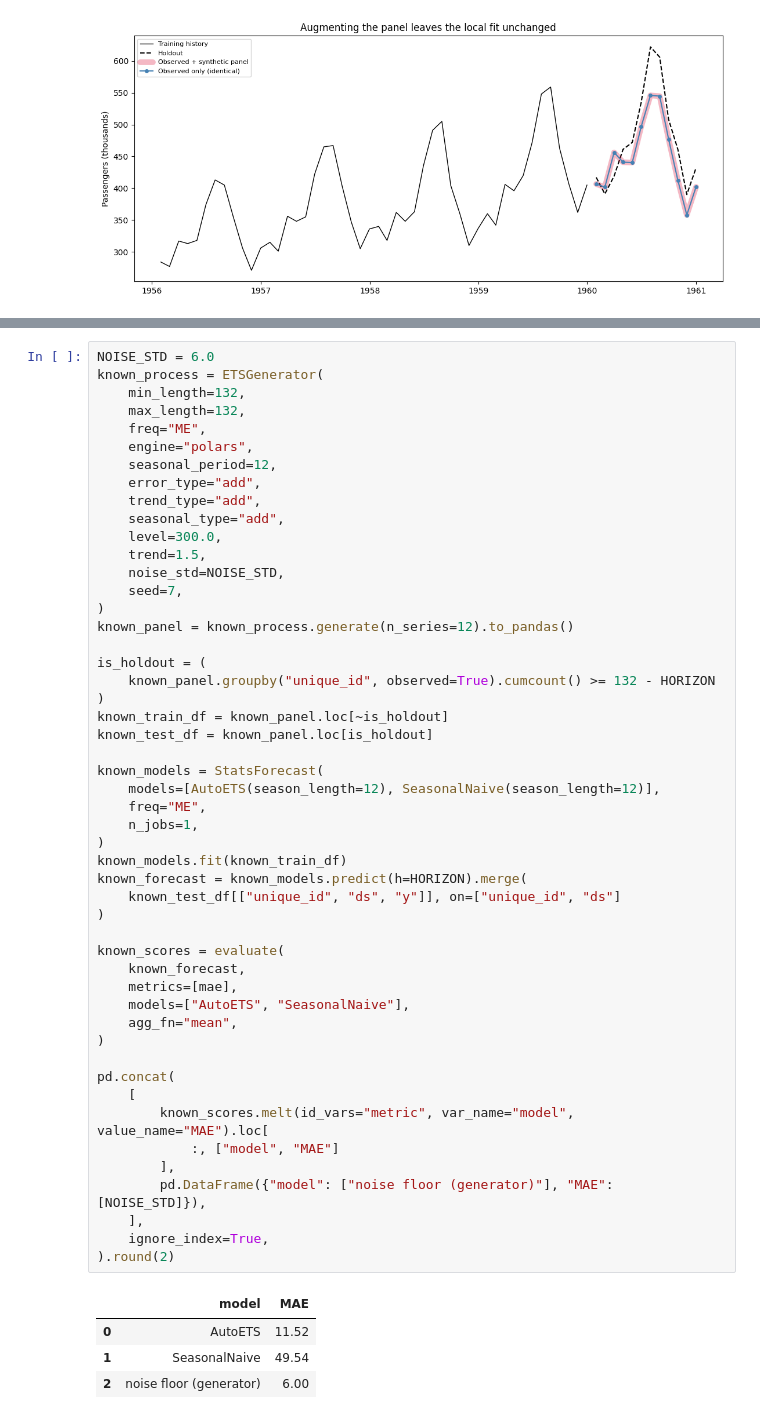
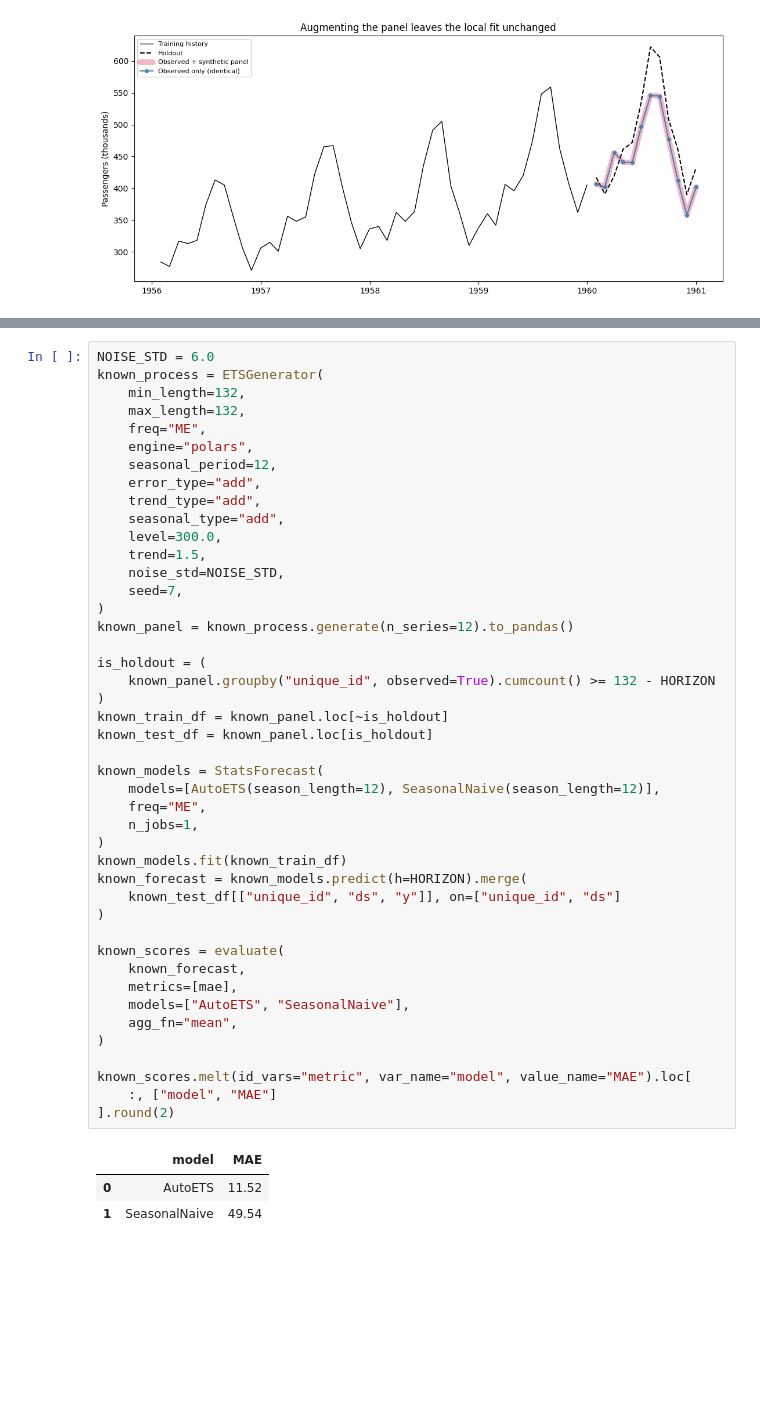
Before and after one commit to Nixtla/synforecast, a Jupyter notebook: nbs/docs/integrations/statsforecast.ipynb, the cells around one changed output, grey strips where cells are left out. Drawn from its saved outputs; the diff is of its cells as text; blank space fills up the shorter version.

```diff
--- a/nbs/docs/integrations/statsforecast.ipynb
+++ b/nbs/docs/integrations/statsforecast.ipynb
@@ -181,40 +186,33 @@ known_process = ETSGenerator(
 )
 known_panel = known_process.generate(n_series=12).to_pandas()
 
 is_holdout = (
     known_panel.groupby("unique_id", observed=True).cumcount() >= 132 - HORIZON
 )
 known_train_df = known_panel.loc[~is_holdout]
 known_test_df = known_panel.loc[is_holdout]
 
 known_models = StatsForecast(
     models=[AutoETS(season_length=12), SeasonalNaive(season_length=12)],
     freq="ME",
     n_jobs=1,
 )
 known_models.fit(known_train_df)
 known_forecast = known_models.predict(h=HORIZON).merge(
     known_test_df[["unique_id", "ds", "y"]], on=["unique_id", "ds"]
 )
 
 known_scores = evaluate(
     known_forecast,
     metrics=[mae],
     models=["AutoETS", "SeasonalNaive"],
     agg_fn="mean",
 )
 
-pd.concat(
-    [
-        known_scores.melt(id_vars="metric", var_name="model", value_name="MAE").loc[
-            :, ["model", "MAE"]
-        ],
-        pd.DataFrame({"model": ["noise floor (generator)"], "MAE": [NOISE_STD]}),
-    ],
-    ignore_index=True,
-).round(2)
+known_scores.melt(id_vars="metric", var_name="model", value_name="MAE").loc[
+    :, ["model", "MAE"]
+].round(2)
 # %% [output]
 |  | model | MAE |
 | 0 | AutoETS | 11.52 |
 | 1 | SeasonalNaive | 49.54 |
-| 2 | noise floor (generator) | 6.00 |
```
Also changed, not shown: parts of 15 cells of this notebook.
